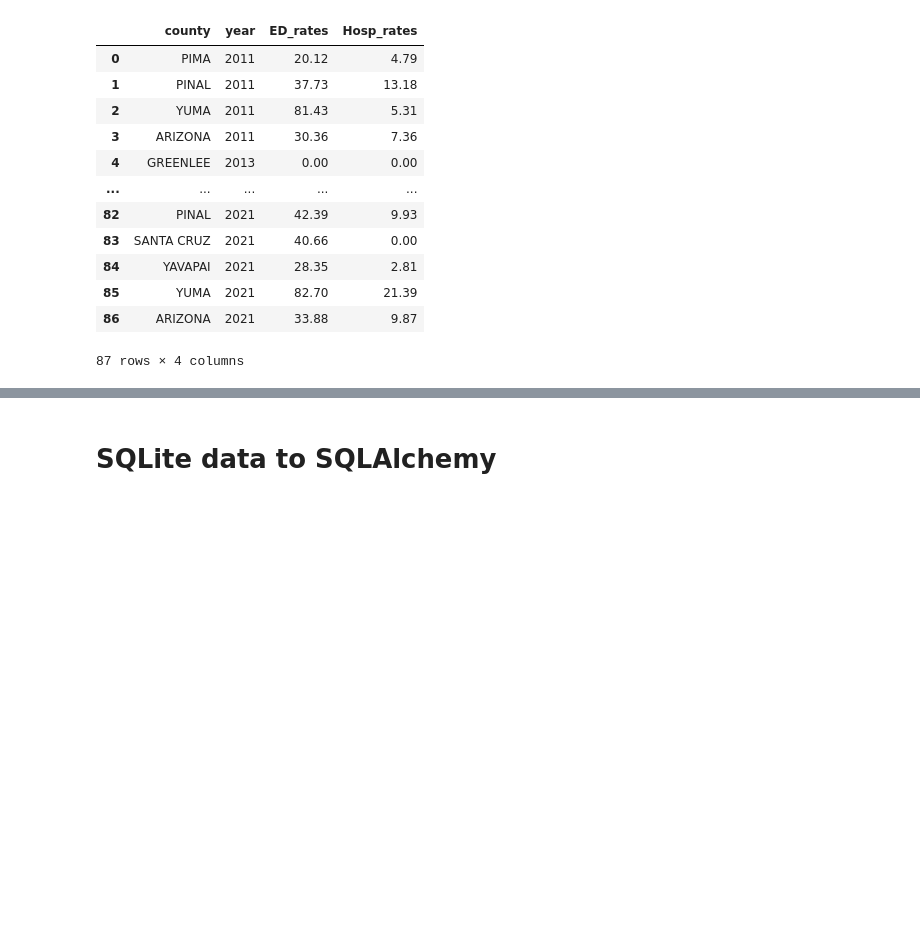
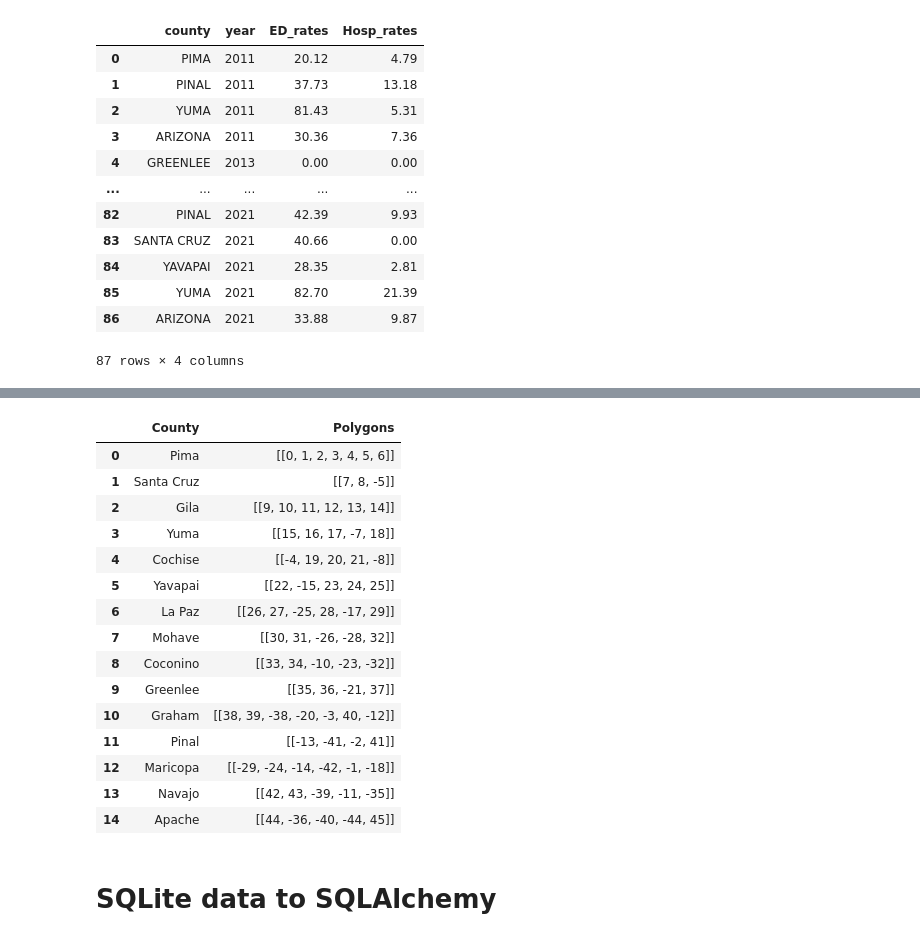
Before and after one commit to Abby-Boulter/Project_3, a Jupyter notebook: noelle_analysis/HRI_analysis.ipynb, the cells around one changed output, grey strips where cells are left out. Drawn from its saved outputs; the diff is of its cells as text; code cells hidden in the pictures; blank space fills up the shorter version.

Commit message:
json read in

```diff
--- a/noelle_analysis/HRI_analysis.ipynb
+++ b/noelle_analysis/HRI_analysis.ipynb
@@ -303,0 +282,5 @@ df3.to_csv("../data/HRI.csv", encoding='utf8', index=False)
+# %%
+with open('AZ-04-arizona-counties (1).json') as f:
+  response = json.load(f)
+
+response
@@ -303,0 +313,9 @@ df3.to_csv("../data/HRI.csv", encoding='utf8', index=False)
+# %%
+#only want objects down to geometries
+data = response["objects"]['cb_2015_arizona_county_20m']['geometries']
+
+# drill further down
+#data
+
+for index, element in enumerate(data):
+  print(index, ":", element)
@@ -303,0 +338,17 @@ df3.to_csv("../data/HRI.csv", encoding='utf8', index=False)
+# %%
+# Create an empty list to hold summaries
+summary_list = []
+
+# loop through the data
+for bob in data:
+    county = bob["properties"]['NAME']
+    arcs = bob["arcs"]
+
+    # create summary dictionary
+    summary_dict = {
+        "County": county,
+        "Polygons": arcs,
+    }
+
+    # Append the sumary dict to the list
+    summary_list.append(summary_dict)
@@ -304,3 +373,23 @@ df3.to_csv("../data/HRI.csv", encoding='utf8', index=False)
+# %%
+df = pd.DataFrame(summary_list)
+df
+# %% [output]
+|  | County | Polygons |
+| 0 | Pima | [[0, 1, 2, 3, 4, 5, 6]] |
+| 1 | Santa Cruz | [[7, 8, -5]] |
+| 2 | Gila | [[9, 10, 11, 12, 13, 14]] |
+| 3 | Yuma | [[15, 16, 17, -7, 18]] |
+| 4 | Cochise | [[-4, 19, 20, 21, -8]] |
+| 5 | Yavapai | [[22, -15, 23, 24, 25]] |
+| 6 | La Paz | [[26, 27, -25, 28, -17, 29]] |
+| 7 | Mohave | [[30, 31, -26, -28, 32]] |
+| 8 | Coconino | [[33, 34, -10, -23, -32]] |
+| 9 | Greenlee | [[35, 36, -21, 37]] |
+| 10 | Graham | [[38, 39, -38, -20, -3, 40, -12]] |
+| 11 | Pinal | [[-13, -41, -2, 41]] |
+| 12 | Maricopa | [[-29, -24, -14, -42, -1, -18]] |
+| 13 | Navajo | [[42, 43, -39, -11, -35]] |
+| 14 | Apache | [[44, -36, -40, -44, 45]] |
 # %% [markdown]
 # SQLite data to SQLAlchemy
 # %%
```
Also changed, not shown: parts of 16 cells of this notebook, 1 other file.
